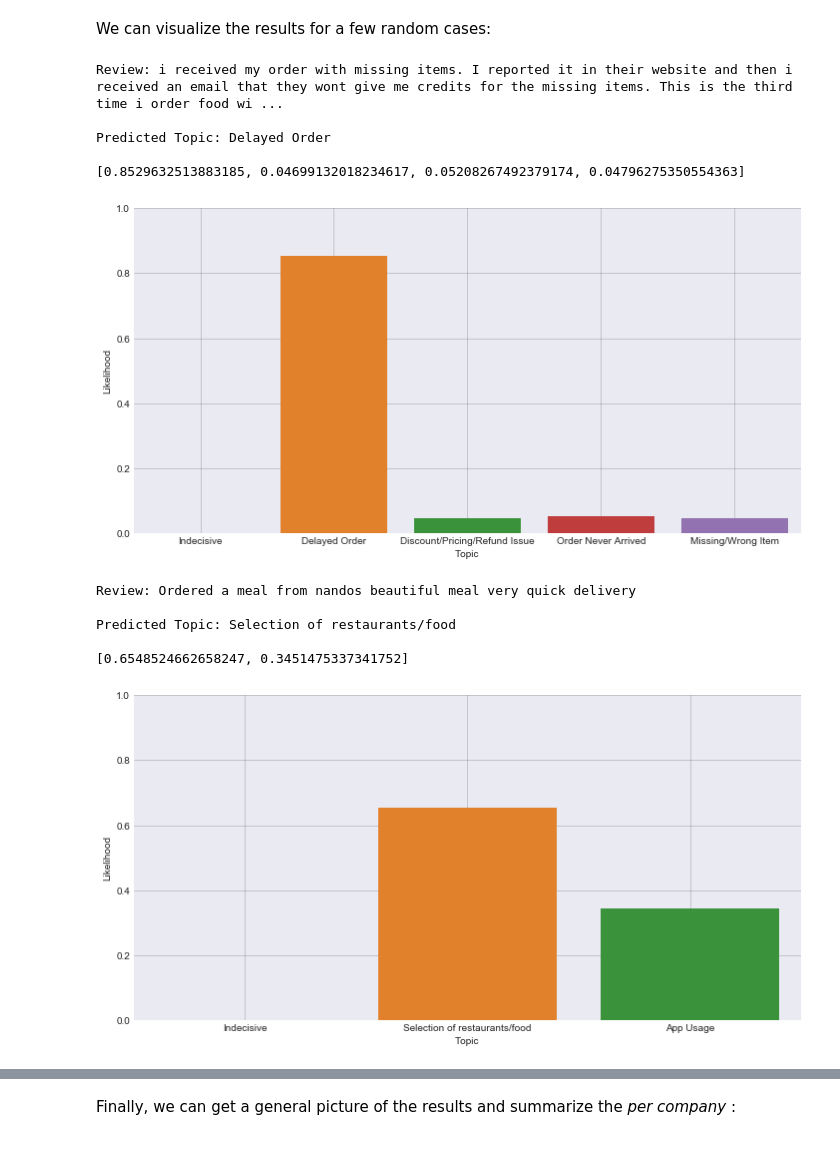
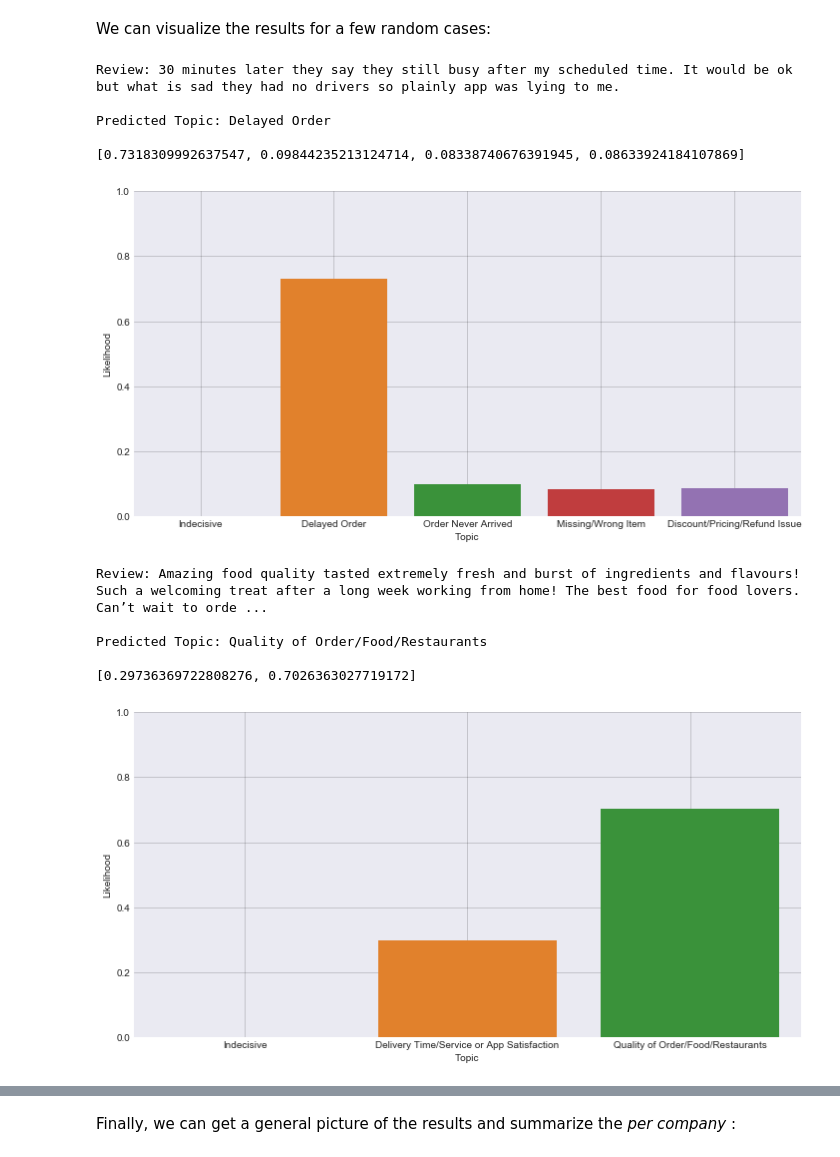
Before and after one commit to gpsyrou/Text_Analysis_of_Consumer_Reviews, a Jupyter notebook: jupyter_notebook/reviews.ipynb, the cells around one changed output, grey strips where cells are left out. Cells and saved outputs as stored; diff of their text form; code cells hidden in the pictures.

```diff
--- a/jupyter_notebook/reviews.ipynb
+++ b/jupyter_notebook/reviews.ipynb
@@ -815,0 +822,4 @@ cutoff_threshold = 1/number_of_topics
+# %%
+topics_map_positive = {0: 'Indecisive',
+                       1: 'Delivery Time/Service or App Satisfaction',
+                       2: 'Quality of Order/Food/Restaurants'}
@@ -816,3 +828,8 @@ cutoff_threshold = 1/number_of_topics
+# %%
+positive_reviews_df['Topic_Likelihood'] = topic_to_review_dist_pos.tolist()
+# %%
+cutoff_threshold_neg = 1/num_topics_neg
+cutoff_threshold_pos = 0
 # %% [markdown]
 As threshold to make a decision regarding the topics we will use 0.25, which means that we won't clasiffy a review on a specific topic _only_ if the review belongs to all categories with the same probability.
 # %%
@@ -826,2 +837,2 @@ See the caveats in the documentation: http://pandas.pydata.org/pandas-docs/stabl
 # %%
-positive_reviews_df['Topic_Num'] = positive_reviews_df['Topic_Likelihood'].apply(lambda row: assign_topic(row, threshold=cutoff_threshold))
+positive_reviews_df['Topic_Num'] = positive_reviews_df['Topic_Likelihood'].apply(lambda row: assign_topic(row, threshold=cutoff_threshold_pos))
@@ -887,21 +880,21 @@ def get_review_summary(input_df: pd.DataFrame,
 <a id="viz_output"></a>
 We can visualize the results for a few random cases:
 # %%
-get_review_summary(input_df=negative_reviews_df, rev_idx=980, topics_map=topics_map_negative)
+get_review_summary(input_df=negative_reviews_df, rev_idx=1200, topics_map=topics_map_negative)
 # %% [output]
-Review: i received my order with missing items. I reported it in their website and then i received an email that they wont give me credits for the missing items. This is the third time i order food wi ...
+Review: 30 minutes later they say they still busy after my scheduled time. It would be ok but what is sad they had no drivers so plainly app was lying to me.
 
 Predicted Topic: Delayed Order
 
-[0.8529632513883185, 0.04699132018234617, 0.05208267492379174, 0.04796275350554363]
+[0.7318309992637547, 0.09844235213124714, 0.08338740676391945, 0.08633924184107869]
-[figure, old version]
+[figure, new version]
 # %%
-get_review_summary(input_df=positive_reviews_df, rev_idx=120, topics_map=topics_map_positive)
+get_review_summary(input_df=positive_reviews_df, rev_idx=145, topics_map=topics_map_positive)
 # %% [output]
-Review: Ordered a meal from nandos beautiful meal very quick delivery
+Review: Amazing food quality tasted extremely fresh and burst of ingredients and flavours! Such a welcoming treat after a long week working from home! The best food for food lovers. Can’t wait to orde ...
 
-Predicted Topic: Selection of restaurants/food
+Predicted Topic: Quality of Order/Food/Restaurants
 
-[0.6548524662658247, 0.3451475337341752]
+[0.29736369722808276, 0.7026363027719172]
-[figure, old version]
+[figure, new version]
 # %%
```
Also changed, not shown: parts of 113 cells of this notebook, 2 other files.
